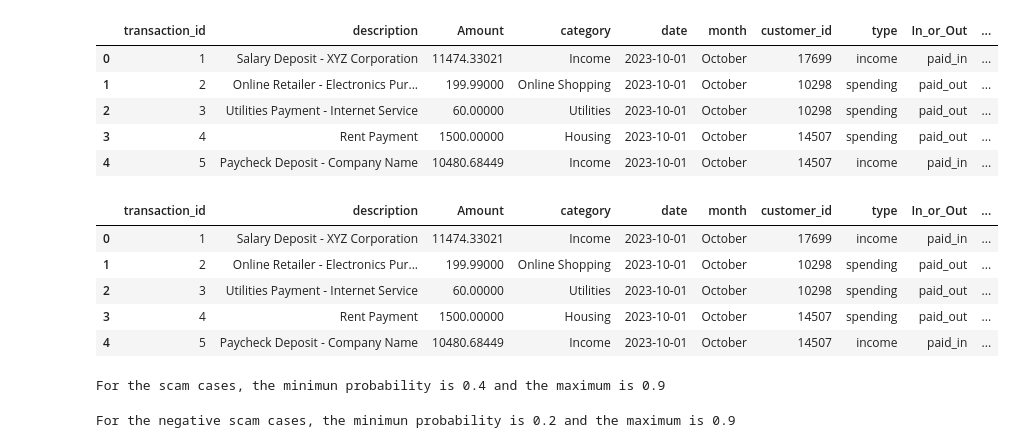
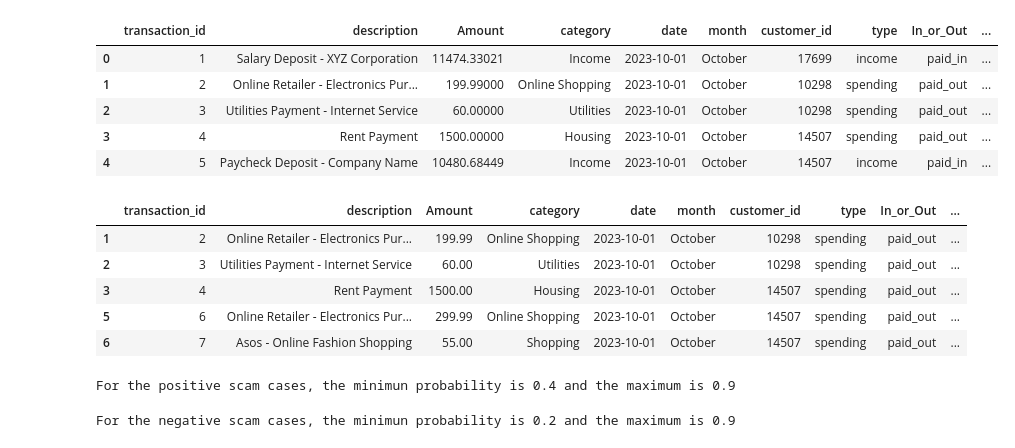
Before and after one commit to nicolastalia/mmcs_final, a Jupyter notebook: data_visualization.ipynb, the cells around one changed output. Drawn from its saved outputs; the diff is of its cells as text; code cells hidden in the pictures.

```diff
--- a/data_visualization.ipynb
+++ b/data_visualization.ipynb
@@ -34,21 +38,22 @@ transactions_input.head()
 # %%
 df = pd.merge(transactions_input,fraud_cases,how='left',on='transaction_id')
 df2 = pd.merge(df,customer_base,how='left',on='customer_id')
+df2['total_prob'] = df2['customer_prob'] * df2['description_prob'] * df2['transac_prob']
+df2 = df2[df2['In_or_Out']=='paid_out']
 df2.head()
-#df2[df2["transaction_id"]==187]
 # %% [output]
 |  | transaction_id | description | Amount | category | date | month | customer_id | type | In_or_Out | ... |
-| 0 | 1 | Salary Deposit - XYZ Corporation | 11474.33021 | Income | 2023-10-01 | October | 17699 | income | paid_in | ... |
-| 1 | 2 | Online Retailer - Electronics Pur... | 199.99000 | Online Shopping | 2023-10-01 | October | 10298 | spending | paid_out | ... |
-| 2 | 3 | Utilities Payment - Internet Service | 60.00000 | Utilities | 2023-10-01 | October | 10298 | spending | paid_out | ... |
-| 3 | 4 | Rent Payment | 1500.00000 | Housing | 2023-10-01 | October | 14507 | spending | paid_out | ... |
-| 4 | 5 | Paycheck Deposit - Company Name | 10480.68449 | Income | 2023-10-01 | October | 14507 | income | paid_in | ... |
+| 1 | 2 | Online Retailer - Electronics Pur... | 199.99 | Online Shopping | 2023-10-01 | October | 10298 | spending | paid_out | ... |
+| 2 | 3 | Utilities Payment - Internet Service | 60.00 | Utilities | 2023-10-01 | October | 10298 | spending | paid_out | ... |
+| 3 | 4 | Rent Payment | 1500.00 | Housing | 2023-10-01 | October | 14507 | spending | paid_out | ... |
+| 5 | 6 | Online Retailer - Electronics Pur... | 299.99 | Online Shopping | 2023-10-01 | October | 14507 | spending | paid_out | ... |
+| 6 | 7 | Asos - Online Fashion Shopping | 55.00 | Shopping | 2023-10-01 | October | 14507 | spending | paid_out | ... |
 # %%
 max = df2[df2["is_scam_transaction"] == 1]['customer_prob'].max()
 min = df2[df2["is_scam_transaction"] == 1]['customer_prob'].min()
 print(f'For the positive scam cases, the minimun probability is {min} and the maximum is {max}')
 # %% [output]
-For the scam cases, the minimun probability is 0.4 and the maximum is 0.9
+For the positive scam cases, the minimun probability is 0.4 and the maximum is 0.9
 # %%
 max = df2[df2["is_scam_transaction"].isna()]['customer_prob'].max()
 min = df2[df2["is_scam_transaction"].isna()]['customer_prob'].min()
```
Also changed, not shown: parts of 7 cells of this notebook.
